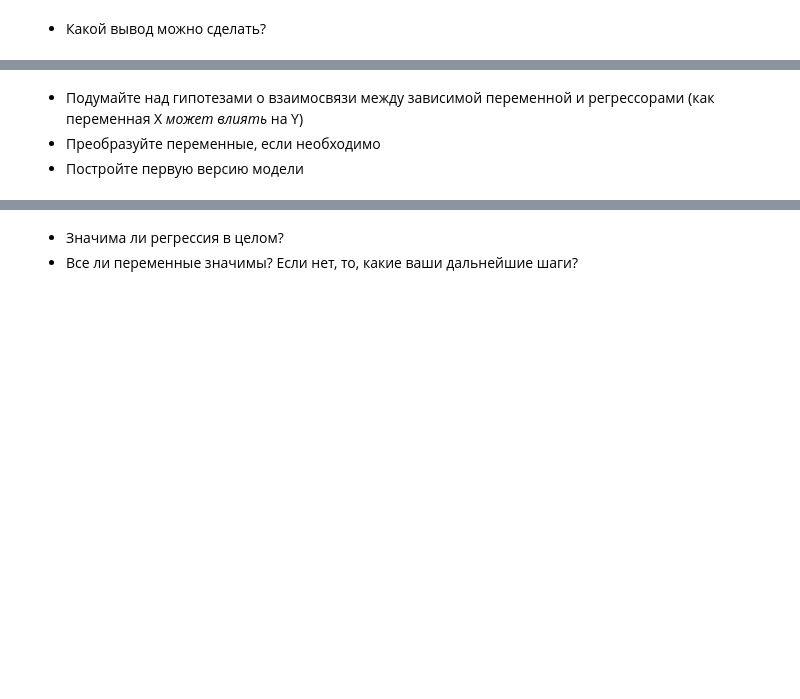
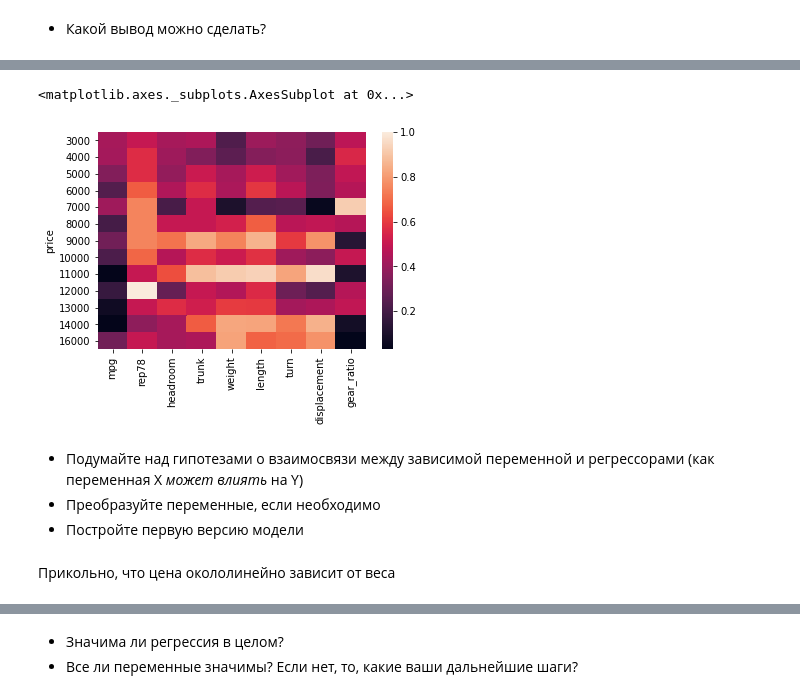
Before and after one commit to yk4r2/AAA, a Jupyter notebook: homeworks/HW1/main.ipynb, the cells around one changed output, grey strips where cells are left out. Saved outputs shown, nothing was run; the diff lists cells and outputs as text; code cells hidden in the pictures; blank space fills up the shorter version.

```diff
--- a/homeworks/HW1/main.ipynb
+++ b/homeworks/HW1/main.ipynb
@@ -75,4 +185,22 @@ import seaborn as sns
+# %%
+x = df_matrix.select_dtypes(exclude='object').values #returns a numpy array
+min_max_scaler = preprocessing.MinMaxScaler()
+x_scaled = min_max_scaler.fit_transform(x)
+df = pd.DataFrame(x_scaled)
+df.columns = df_matrix.select_dtypes(exclude='object').columns
+df['price'] = df_matrix['price']
+# %%
+df = df.set_index('price')
+# %%
+df.index = df.index.to_series().apply(lambda x: round(x, -3))
+# %%
+sns.heatmap(df.groupby(level=0).mean())
+# %% [output]
+<matplotlib.axes._subplots.AxesSubplot at 0x...>
+[figure, added]
 # %% [markdown]
 - Подумайте над гипотезами о взаимосвязи между зависимой переменной и регрессорами (как переменная X *может влиять* на Y)
 - Преобразуйте переменные, если необходимо
 - Постройте первую версию модели
+# %% [markdown]
+Прикольно, что цена окололинейно зависит от веса
```
Also changed, not shown: parts of 87 cells of this notebook, 1 other file.
